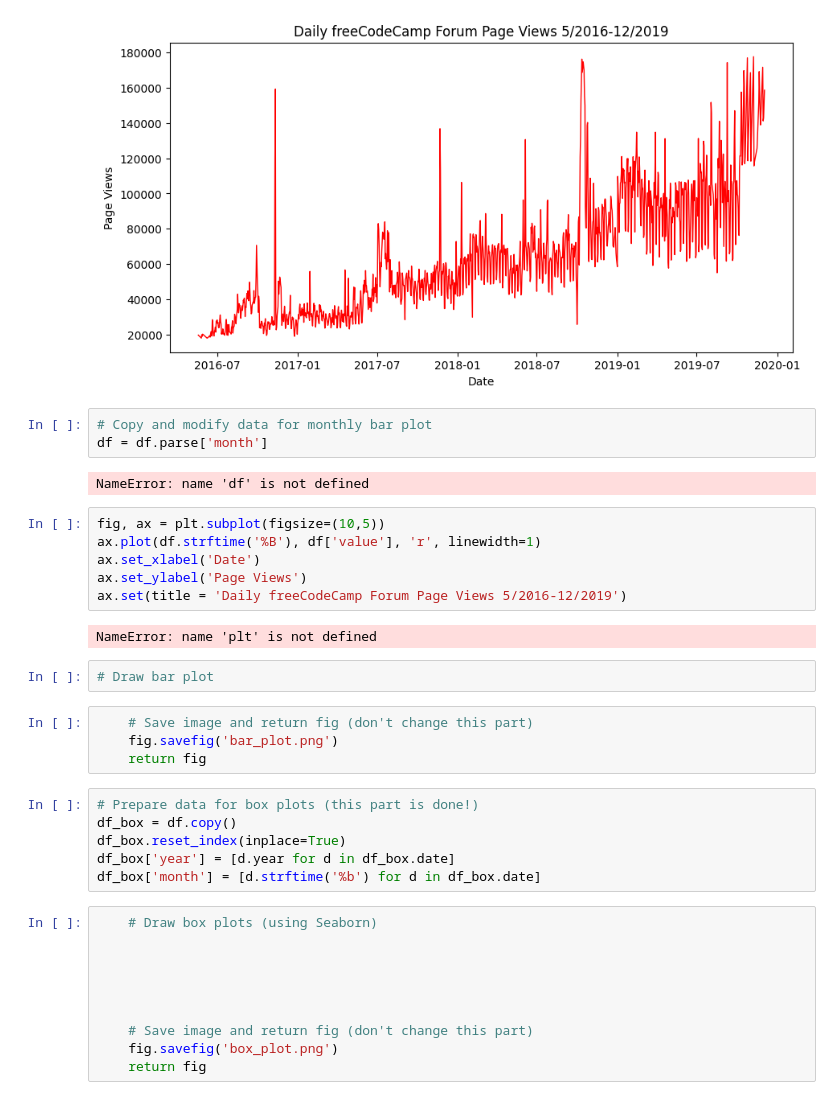
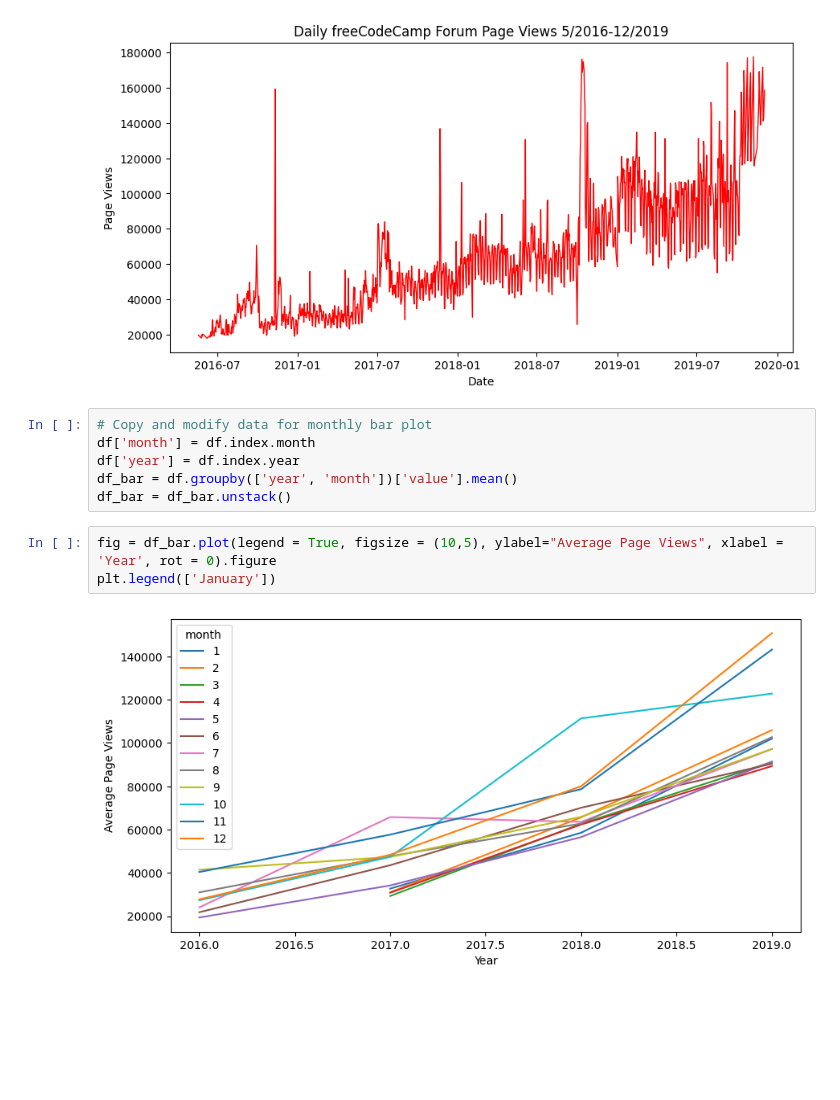
Before and after one commit to PeterAvgerinos/PyCerts, a Jupyter notebook: PyDataAn/projects/project4/Untitled.ipynb, the cells around one changed output. Saved outputs shown, nothing was run; the diff lists cells and outputs as text; blank space fills up the shorter version.

```diff
--- a/PyDataAn/projects/project4/Untitled.ipynb
+++ b/PyDataAn/projects/project4/Untitled.ipynb
@@ -55,36 +29,12 @@ ax.set(title = 'Daily freeCodeCamp Forum Page Views 5/2016-12/2019')
 [figure]
 # %%
 # Copy and modify data for monthly bar plot
-df = df.parse['month']
+df['month'] = df.index.month
+df['year'] = df.index.year
+df_bar = df.groupby(['year', 'month'])['value'].mean()
+df_bar = df_bar.unstack()
-# %% [output]
-NameError: name 'df' is not defined
-# %%
-fig, ax = plt.subplot(figsize=(10,5))
-ax.plot(df.strftime('%B'), df['value'], 'r', linewidth=1)
-ax.set_xlabel('Date')
-ax.set_ylabel('Page Views')
-ax.set(title = 'Daily freeCodeCamp Forum Page Views 5/2016-12/2019')
-# %% [output]
-NameError: name 'plt' is not defined
-# %%
-# Draw bar plot
-# %%
-    # Save image and return fig (don't change this part)
-    fig.savefig('bar_plot.png')
-    return fig
-# %%
-# Prepare data for box plots (this part is done!)
-df_box = df.copy()
-df_box.reset_index(inplace=True)
-df_box['year'] = [d.year for d in df_box.date]
-df_box['month'] = [d.strftime('%b') for d in df_box.date]
-# %%
-    # Draw box plots (using Seaborn)
-
-
-
-
-
-    # Save image and return fig (don't change this part)
-    fig.savefig('box_plot.png')
-    return fig
+# %%
+fig = df_bar.plot(legend = True, figsize = (10,5), ylabel="Average Page Views", xlabel = 'Year', rot = 0).figure
+plt.legend(['January'])
+# %% [output]
+[figure, added]
```
Also changed, not shown: parts of 3 cells of this notebook, 1 other file.
